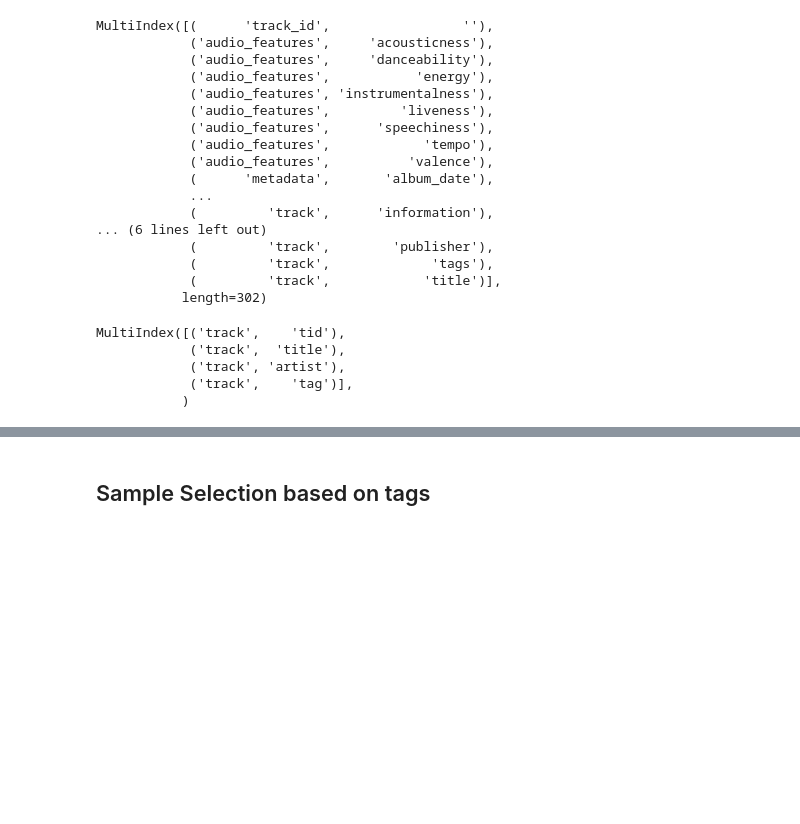
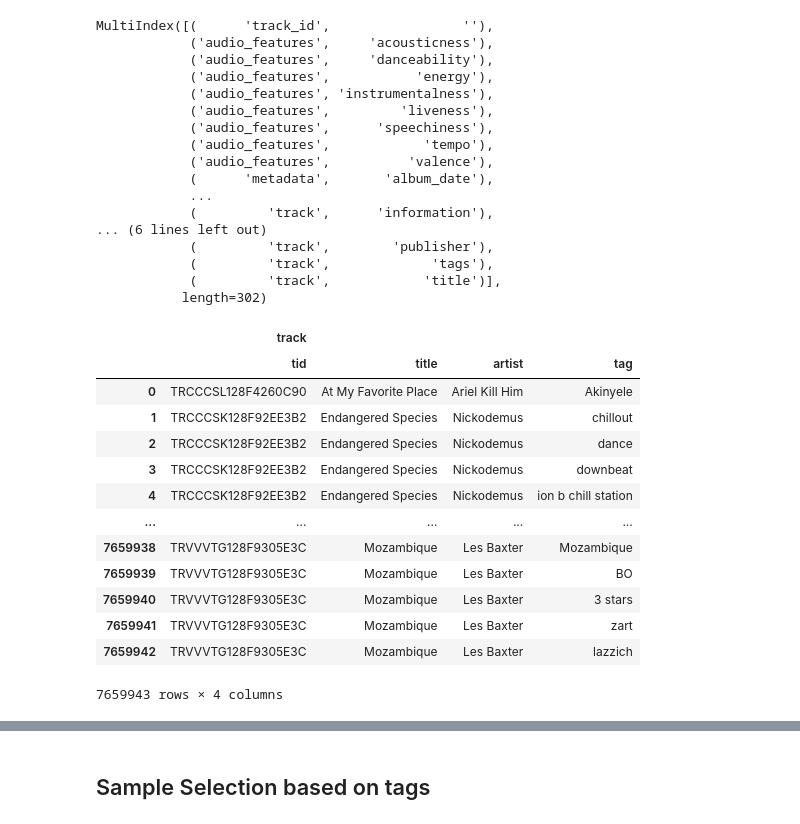
Before and after one commit to cayasryan/AI-201-Final-Project, a Jupyter notebook: data-preparation/data-processing/DataWrangling.ipynb, the cells around one changed output, grey strips where cells are left out. Drawn from its saved outputs; the diff is of its cells as text; code cells hidden in the pictures; blank space fills up the shorter version.

```diff
--- a/data-preparation/data-processing/DataWrangling.ipynb
+++ b/data-preparation/data-processing/DataWrangling.ipynb
@@ -47,7 +46,7 @@ track_features.shape
 # %% [markdown]
 # Load Tags Data
 # %%
-MUSIC_TAGS_PARQUET_FILE='../../data/raw/final_data_v2.parquet'
+MUSIC_TAGS_PARQUET_FILE='../../data/raw/music_with_tags.parquet'
 music_tags_df = pd.read_parquet(MUSIC_TAGS_PARQUET_FILE, engine='fastparquet')
 music_tags_df
 # %% [output]
@@ -131,14 +130,23 @@ MultiIndex([(      'track_id',                 ''),
 # %%
 multi_indices = [("track",col) for col in  music_tags_df.columns.to_list()]
 multi_indices
 music_tags_df_enhanced = music_tags_df.copy()
 music_tags_df_enhanced.columns = pd.MultiIndex.from_tuples(multi_indices)
-music_tags_df_enhanced.columns
+music_tags_df_enhanced
 #music_tags_df_enhanced.columns
 # %% [output]
+|  | track |  |  |  |
+|  | tid | title | artist | tag |
+| 0 | TRCCCSL128F4260C90 | At My Favorite Place | Ariel Kill Him | Akinyele |
+| 1 | TRCCCSK128F92EE3B2 | Endangered Species | Nickodemus | chillout |
+| 2 | TRCCCSK128F92EE3B2 | Endangered Species | Nickodemus | dance |
+| 3 | TRCCCSK128F92EE3B2 | Endangered Species | Nickodemus | downbeat |
+| 4 | TRCCCSK128F92EE3B2 | Endangered Species | Nickodemus | ion b chill station |
+| ... | ... | ... | ... | ... |
+| 7659938 | TRVVVTG128F9305E3C | Mozambique | Les Baxter | Mozambique |
+| 7659939 | TRVVVTG128F9305E3C | Mozambique | Les Baxter | BO |
+| 7659940 | TRVVVTG128F9305E3C | Mozambique | Les Baxter | 3 stars |
+| 7659941 | TRVVVTG128F9305E3C | Mozambique | Les Baxter | zart |
+| 7659942 | TRVVVTG128F9305E3C | Mozambique | Les Baxter | lazzich |
-MultiIndex([('track',    'tid'),
-            ('track',  'title'),
-            ('track', 'artist'),
-            ('track',    'tag')],
-           )
+7659943 rows × 4 columns
 # %%
```
Also changed, not shown: parts of 10 cells of this notebook, 46 other files.
